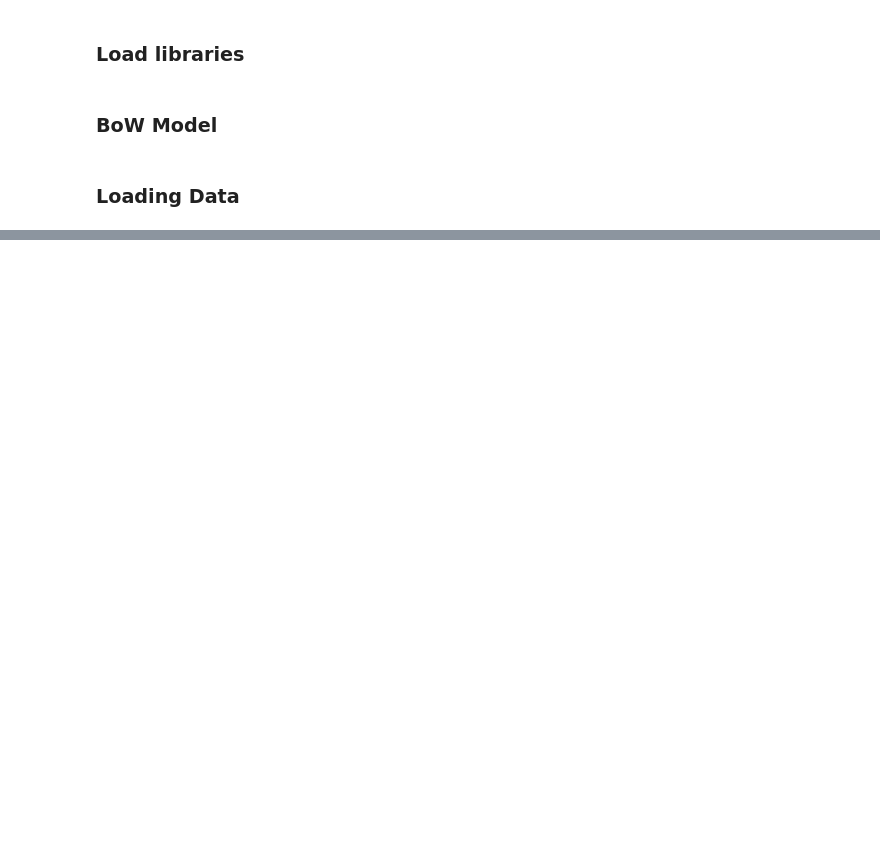
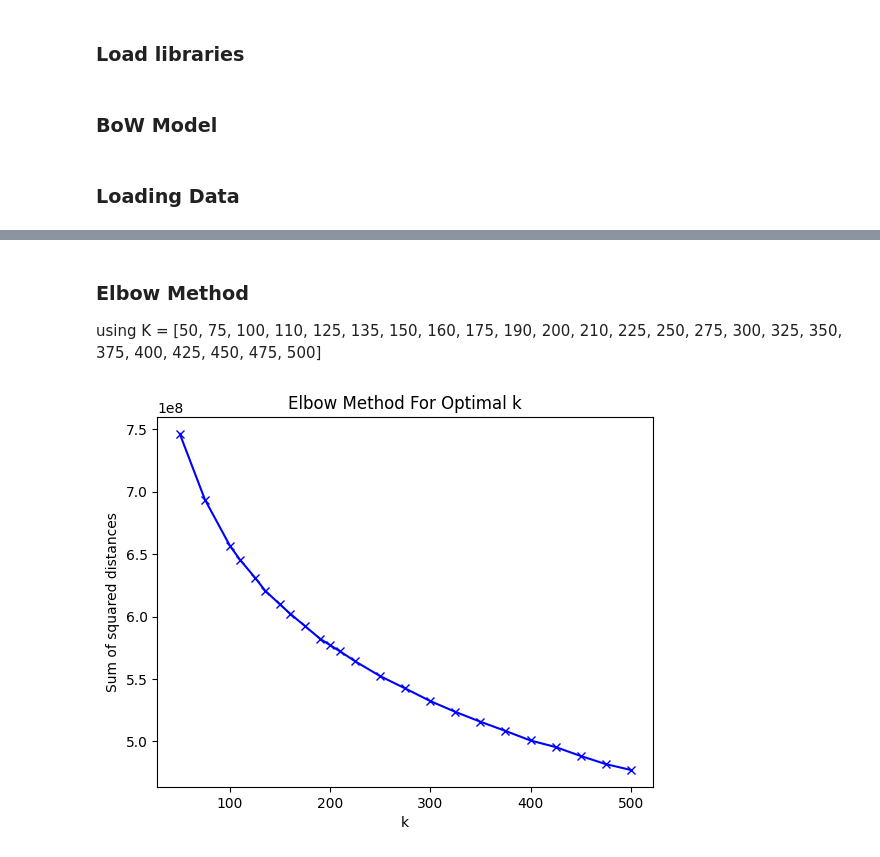
Before and after one commit to sovikc/SIT789_4_3_P, a Jupyter notebook: Task_4_3_P.ipynb, the cells around one changed output, grey strips where cells are left out. Drawn from its saved outputs; the diff is of its cells as text; code cells hidden in the pictures; blank space fills up the shorter version.

Commit message:
generated elbows for various sets of K values

```diff
--- a/Task_4_3_P.ipynb
+++ b/Task_4_3_P.ipynb
@@ -36,7 +36,9 @@ class Dictionary(object):
                     training_data.append(des)
 
         Sum_of_squared_distances = []
-        K = [30, 45, 50, 60, 70, 80, 90, 100, 125, 150, 175, 200, 225, 250, 275, 300, 325, 350, 375, 400, 425, 450, 475, 500]
+        # K = [30, 40, 50, 60, 70, 80, 90, 100, 110, 125, 135, 150, 160, 175, 200, 225, 250, 275, 300, 325, 350, 375, 400, 425, 450, 475, 500]
+        # K = [50, 75, 100, 110, 125, 135, 150, 160, 175, 200, 225, 250, 275, 300, 325, 350, 375, 400, 425, 450, 475, 500]
+        K = [50, 75, 100, 110, 125, 135, 150, 160, 175, 190, 200, 210, 225, 250, 275, 300, 325, 350, 375, 400, 425, 450, 475, 500]
         for k in K:
             km = KMeans(n_clusters=k)
             km = km.fit(training_data)
@@ -150,0 +160,7 @@ dictionary.elbow()
+# %% [markdown]
+### Elbow Method
+using K = [50, 75, 100, 110, 125, 135, 150, 160, 175, 190, 200, 210, 225, 250, 275, 300, 325, 350, 375, 400, 425, 450, 475, 500]
+# %%
+dictionary.elbow()
+# %% [output]
+[figure, added]
```
Also changed, not shown: parts of 4 cells of this notebook.
